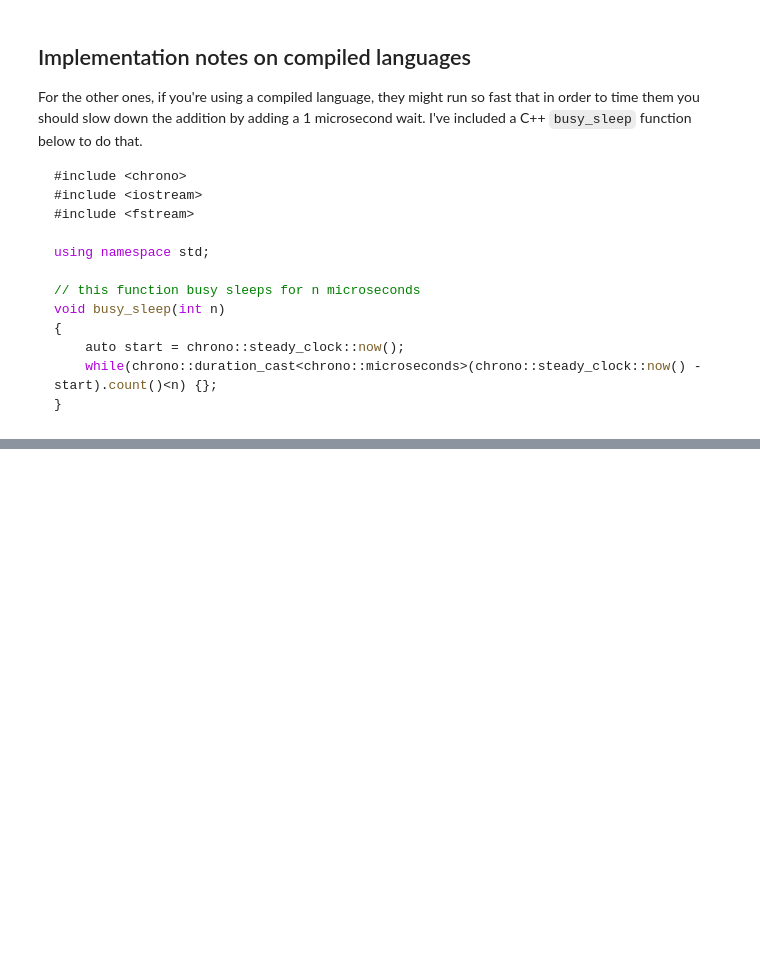
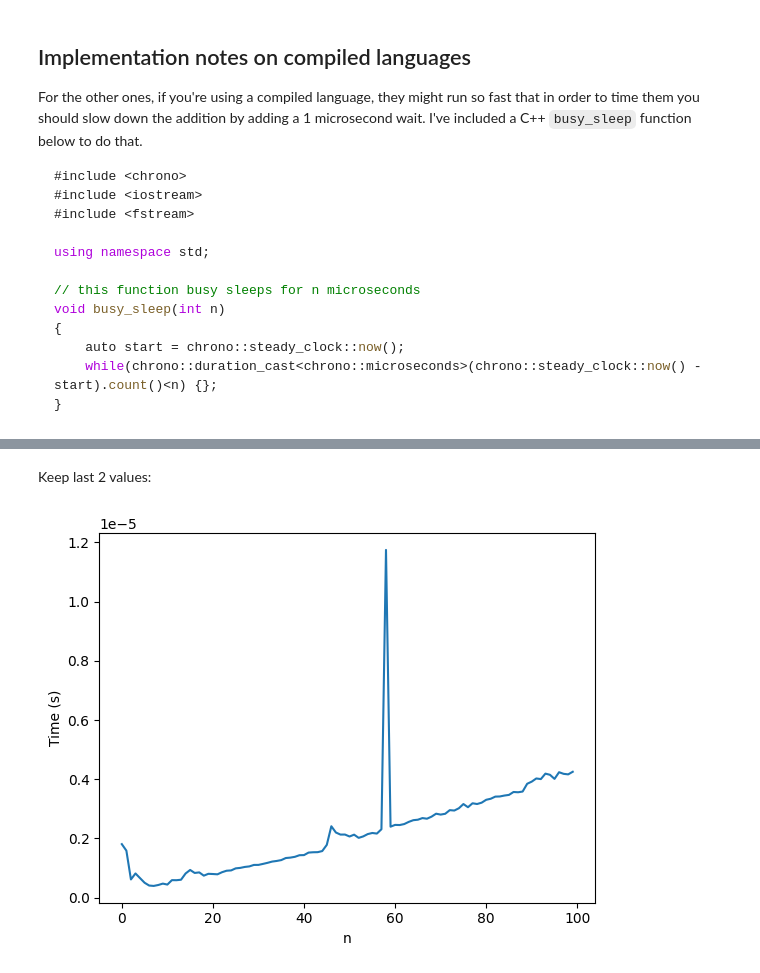
Before and after one commit to dnagasundhar-png/Discrete_Maths, a Jupyter notebook: week-1-class.ipynb, the cells around one changed output, grey strips where cells are left out. Cells and saved outputs as stored; diff of their text form; code cells hidden in the pictures; blank space fills up the shorter version.

```diff
--- a/week-1-class.ipynb
+++ b/week-1-class.ipynb
@@ -85,0 +122,31 @@ plt.ylabel('Time (s)');
+# %% [markdown]
+Keep last 2 values:
+# %%
+
+%matplotlib inline
+import matplotlib.pyplot as plt
+import numpy as np
+import time
+
+def last2val(n):
+    val_a = val_b = 1
+
+    for i in range(n-2):
+        val_a,val_b = val_b, val_a+val_b
+
+    return val_b
+
+
+def timeit(n):
+    start = time.perf_counter()
+    last2val(n)
+    end = time.perf_counter()
+    return end-start
+
+N = [i for i in range(100)]
+T = [timeit(n) for n in N]
+plt.plot(N, T)
+plt.xlabel('n')
+plt.ylabel('Time (s)');
+# %% [output]
+[figure, added]
```
Also changed, not shown: parts of 10 cells of this notebook.
